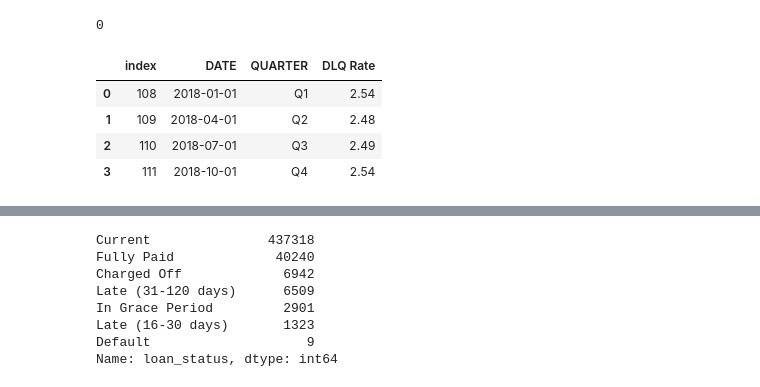
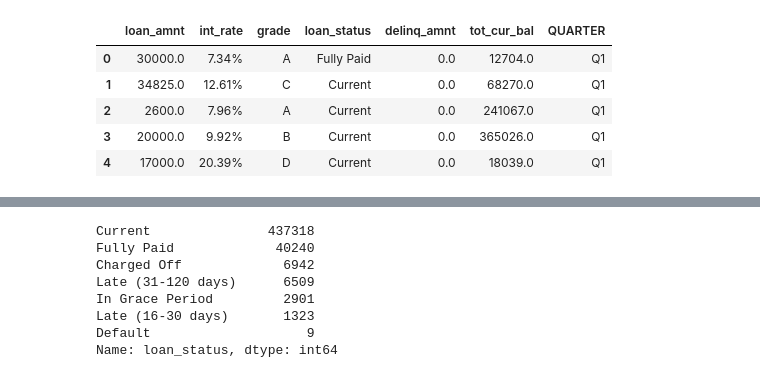
Before and after one commit to Ironbark427/Team-1, a Jupyter notebook: dlq_data.ipynb, the cells around one changed output, grey strips where cells are left out. Drawn from its saved outputs; the diff is of its cells as text; code cells hidden in the pictures.

```diff
--- a/dlq_data.ipynb
+++ b/dlq_data.ipynb
@@ -11,45 +30,41 @@ fed_data = pd.read_csv("data/DRCCLACBS - federal reserve delinquency rates.csv")
-# %%
-print(len(cleanQ1))
-# print(len(quarter1_df.dropna(how='any')))
-# %% [output]
-0
 # %%
 # create dataframes with data needed for delinquency analysis
 collumns = ["loan_amnt","int_rate","grade","loan_status",'delinq_amnt','tot_cur_bal']
 cleanQ1 = quarter1_df[collumns]
 cleanQ1 = cleanQ1.dropna(how = "any")
 cleanQ2 = quarter2_df[collumns]
 cleanQ2 = cleanQ2.dropna(how = "any")
 cleanQ3 = quarter3_df[collumns]
 cleanQ3 = cleanQ3.dropna(how = "any")
 cleanQ4 = quarter4_df[collumns]
 cleanQ4 = cleanQ4.dropna(how = "any")
 
 
 # Add quarter column to data source
-cleanQ1["Quarter"] = "Q1"
-cleanQ2["Quarter"] = "Q2"
-cleanQ3["Quarter"] = "Q3"
-cleanQ4["Quarter"] = "Q4"
+cleanQ1["QUARTER"] = "Q1"
+cleanQ2["QUARTER"] = "Q2"
+cleanQ3["QUARTER"] = "Q3"
+cleanQ4["QUARTER"] = "Q4"
 
 
 # Merge Clean Data to create a large master table
 combined1 = pd.merge(cleanQ1,cleanQ2 ,how="outer")
 combined2 = pd.merge(combined1,cleanQ3 ,how="outer")
 combined_Final = pd.merge(combined2,cleanQ4 ,how="outer")
 
-
+# format the Date collumn to Date/time, isolate 2018 data,reset index and rename columns
 fed_data["DATE"] = pd.to_datetime(fed_data["DATE"])
 fed_data2018 = fed_data[fed_data["DATE"]>="1/1/2018"]
 fed_data2018 = fed_data2018.rename(columns={'DRCCLACBS':'DLQ Rate'})
+fed_data2018 = fed_data2018.reset_index()
+fed_data2018
 
-fed_data2018 = fed_data2018.reset_index()
-
-fed_data2018
+combined_Final.head()
 # %% [output]
-|  | index | DATE | QUARTER | DLQ Rate |
-| 0 | 108 | 2018-01-01 | Q1 | 2.54 |
-| 1 | 109 | 2018-04-01 | Q2 | 2.48 |
-| 2 | 110 | 2018-07-01 | Q3 | 2.49 |
-| 3 | 111 | 2018-10-01 | Q4 | 2.54 |
+|  | loan_amnt | int_rate | grade | loan_status | delinq_amnt | tot_cur_bal | QUARTER |
+| 0 | 30000.0 | 7.34% | A | Fully Paid | 0.0 | 12704.0 | Q1 |
+| 1 | 34825.0 | 12.61% | C | Current | 0.0 | 68270.0 | Q1 |
+| 2 | 2600.0 | 7.96% | A | Current | 0.0 | 241067.0 | Q1 |
+| 3 | 20000.0 | 9.92% | B | Current | 0.0 | 365026.0 | Q1 |
+| 4 | 17000.0 | 20.39% | D | Current | 0.0 | 18039.0 | Q1 |
 # %%
```
Also changed, not shown: parts of 6 cells of this notebook.
